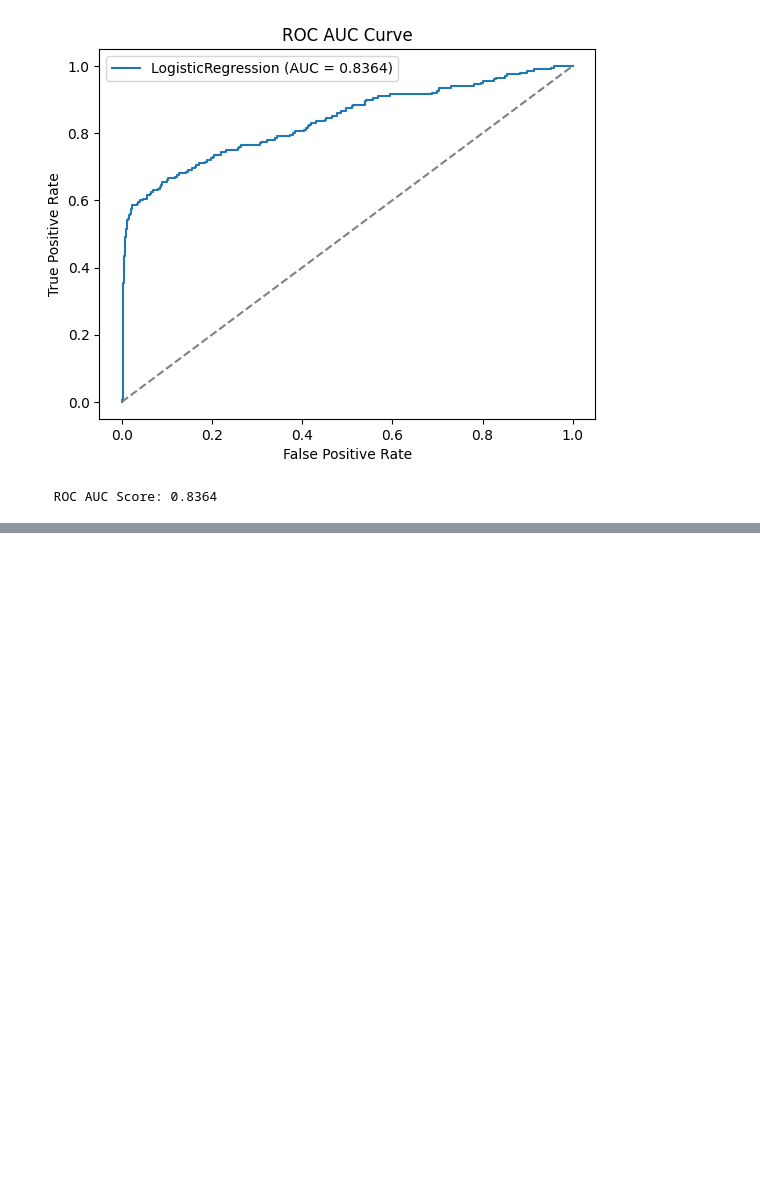
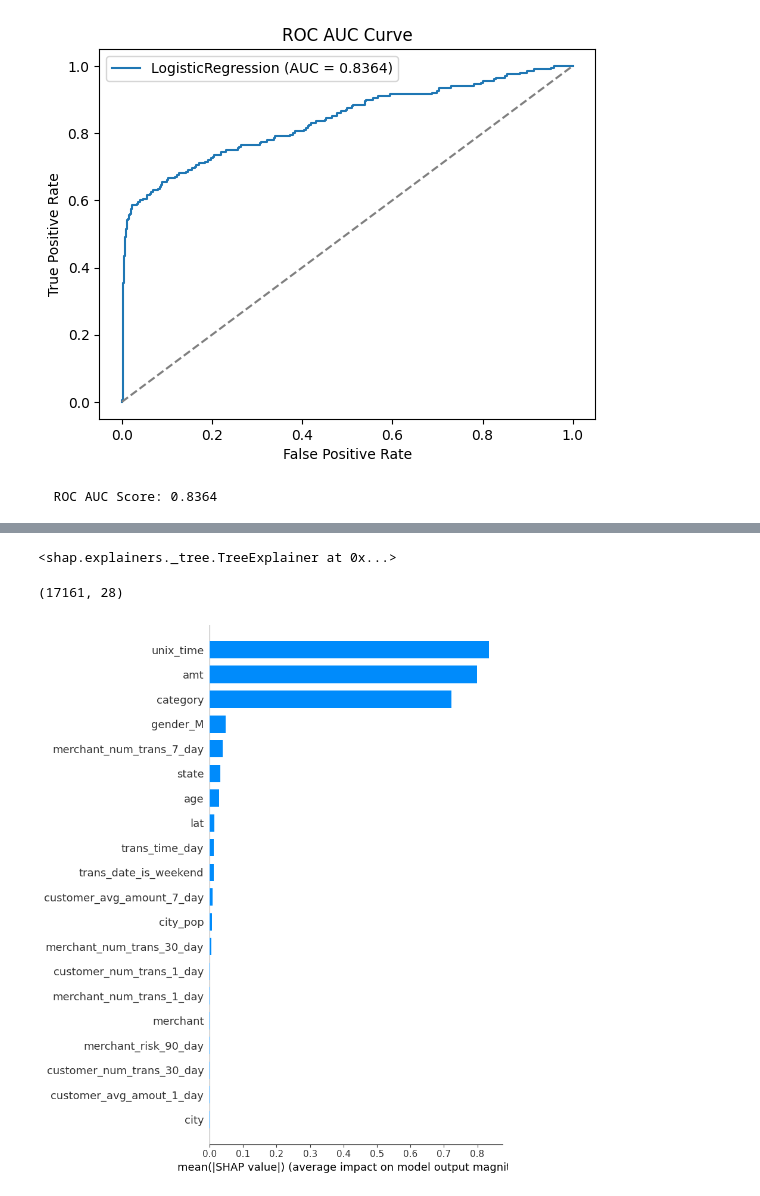
Before and after one commit to peteray-dev/Fraud_Detection_Transactions, a Jupyter notebook: Fraud_Detection.ipynb, the cells around one changed output, grey strips where cells are left out. Saved outputs shown, nothing was run; the diff lists cells and outputs as text; code cells hidden in the pictures; blank space fills up the shorter version.

```diff
--- a/Fraud_Detection.ipynb
+++ b/Fraud_Detection.ipynb
@@ -916,0 +980,13 @@ GradientBoostingClassifier:
+# %%
+
+explainer = shap.Explainer(model[1], X_train)
+explainer
+# %% [output]
+<shap.explainers._tree.TreeExplainer at 0x...>
+# %%
+explanations = explainer(X_test
+                         , check_additivity=False)
+# %%
+explanations.shape
+# %% [output]
+(17161, 28)
@@ -916,0 +995,4 @@ GradientBoostingClassifier:
+# %%
+shap.summary_plot(explanations.values, X_train, feature_names=X_train.columns, plot_type="bar")
+# %% [output]
+[figure, added]
```
Also changed, not shown: parts of 23 cells of this notebook.
